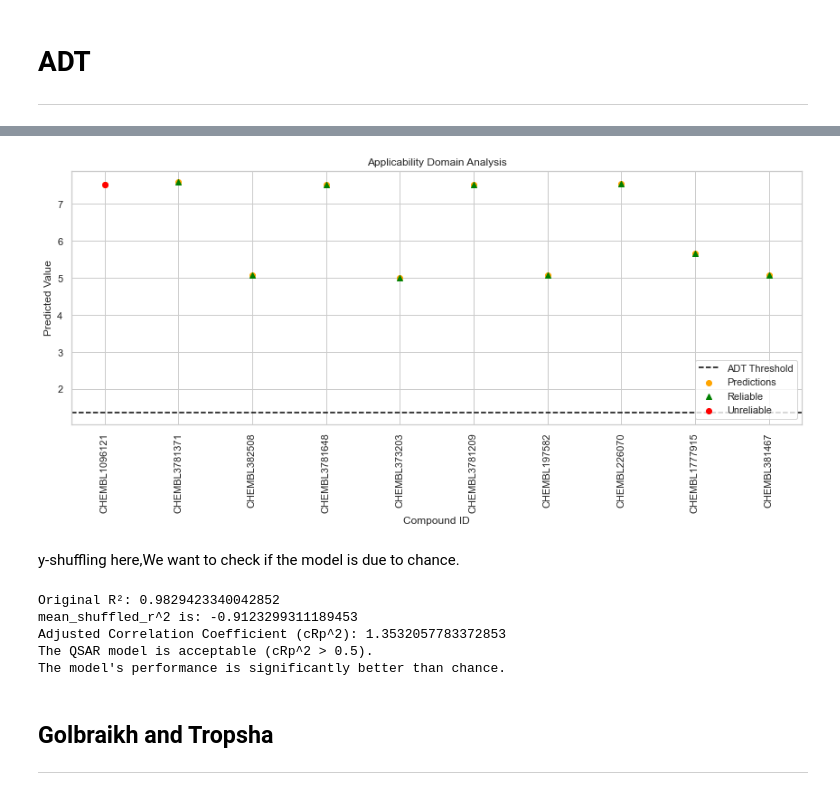
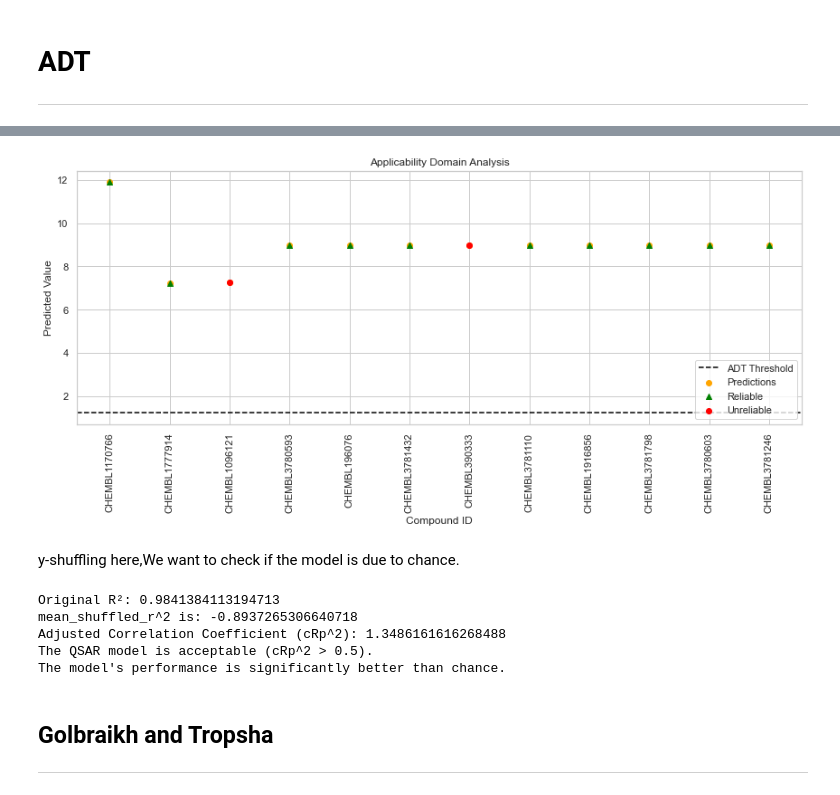
Before and after one commit to jt-ts-810/study1, a Jupyter notebook: regression_ML.ipynb, the cells around one changed output, grey strips where cells are left out. Saved outputs shown, nothing was run; the diff lists cells and outputs as text; code cells hidden in the pictures.

```diff
--- a/regression_ML.ipynb
+++ b/regression_ML.ipynb
@@ -1308,12 +1415,15 @@ The Adaboost model appears to be the best performing in terms of balance between
 # %%
-#AdaBoost
-base_estimator = DecisionTreeRegressor(max_depth=3)
-adaboost_model = AdaBoostRegressor(base_estimator=base_estimator,
-                                   n_estimators=50,
-                                   random_state=42)
-adaboost_model.fit(X_train, y_train)
+# Assuming your feature names are in a list called feature_names
+feature_names = X_train.columns if hasattr(X_train, 'columns') else [f'Feature_{i}' for i in range(X_train.shape[1])]
 
-# Get feature importances
-feature_importances = adaboost_model.feature_importances_
-print(feature_importances)
+# Get feature importances from the model
+feature_importances = ada.feature_importances_
+
+# Create a DataFrame
+feature_importance_df = pd.DataFrame({
+    'Feature': feature_names,
+    'Importance': feature_importances
+})
+
+print(feature_importance_df)
 # %% [output]
@@ -1444,9 +1489,13 @@ X_test
 # %%
+# Fit scaler on training data
 scaler = StandardScaler()
-X_test_scaled = scaler.fit_transform(X_test)
+X_train_scaled = scaler.fit_transform(X_train)
+
+# Transform test data using the same scaler
+X_test_scaled = scaler.transform(X_test)
 
 # using pairwise Euclidean distances
-distance= pairwise_distances(X_train, X_train, metric='euclidean')
+distance = pairwise_distances(X_train_scaled, X_train_scaled, metric='euclidean')
 
 #diagonal set to infinity
 np.fill_diagonal(distance,np.inf)
@@ -1463,4 +1512,14 @@ ADT = average_distance+ Z*sigma
 print("Average Distance (D):", average_distance)
 print("(Standard Deviation(σ) nearest_distances):", sigma)
 print("Applicability Domain Threshold (ADT):", ADT)
+
+#comparing the distances
+compare_dist = pairwise_distances(X_test_scaled, X_train_scaled, metric='euclidean')
+compare_dist_nearest = np.min(compare_dist)
+print(compare_dist_nearest)
+if compare_dist_nearest > ADT:
+    result = 'predictionunreliable'
+else:
+    result = 'prediction reliable'
+print(result)
 # %% [output]
@@ -1538,5 +1531,5 @@ plt.show()
 # %%
-# i want to see the index
+from scipy.spatial import distance_matrix
 
 test_indices = X_test.index.to_numpy()
 
@@ -1544,7 +1537,7 @@ scaler = StandardScaler()
 X_train_scaled = scaler.fit_transform(X_train)
 X_test_scaled = scaler.transform(X_test)
 
-predictions = adaboost_model.predict(X_test_scaled)
+predictions = ada.predict(X_test_scaled)
 
 ADT = average_distance + Z * sigma
 
@@ -1553,40 +1546,40 @@ new_nearest_distances = np.min(new_distances, axis=1)
 within_ad = new_nearest_distances <= ADT
 
 reliable_predictions = predictions[within_ad]
 unreliable_predictions = predictions[~within_ad]
 
 df_results = pd.DataFrame({
     'Compound_ID': test_indices,
     'Prediction': predictions,
     'Reliable': within_ad
 })
 df_results.to_csv('predictions_with_reliability.csv', index=False)
 
 
 plt.figure(figsize=(12, 6))
 plt.scatter(test_indices, predictions, color='orange', label='Predictions')
 plt.scatter(test_indices[within_ad], reliable_predictions, color='green', marker='^', label='Reliable')
 plt.scatter(test_indices[~within_ad], unreliable_predictions, color='red', marker='o', label='Unreliable')
 plt.axhline(y=ADT, color='black', linestyle='--', label='ADT Threshold')
 plt.title('Applicability Domain Analysis')
 plt.xlabel('Compound ID')
 plt.ylabel('Predicted Value')
 plt.legend(loc='lower right')
 
 
 plt.xticks(rotation=90)
 
 
 plt.tight_layout()
-plt.savefig('applicability_domain_analysis.png', dpi=300)
+plt.savefig('applicability_domain_analysis.png', dpi=600)
 plt.show()
 # %% [output]
-[figure, old version]
+[figure, new version]
 # %% [markdown]
 y-shuffling
 here,We want to check if the model is due to chance.
 # %%
-ypred =adaboost_model.predict(X_train)
+ypred =ada.predict(X_train)
 original_r2 = r2_score(y_train, ypred)
 
 print("Original R²:",original_r2 )
@@ -1598,7 +1591,7 @@ for i in range(1000):
     y_train_shuffled = y_train.sample(frac=1, random_state=i).reset_index(drop=True)
 
 
-    ypred_shuffled = adaboost_model.predict(X_train)
+    ypred_shuffled = ada.predict(X_train)
     shuffled_r2.append(r2_score(y_train_shuffled, ypred_shuffled))
 
 mean_shuffled_r2 = np.mean(shuffled_r2)
@@ -1653,9 +1646,9 @@ def evaluate_model(model):
 
 results = []
 # %% [output]
-Original R²: 0.9829423340042852
-mean_shuffled_r^2 is: -0.9123299311189453
-Adjusted Correlation Coefficient (cRp^2): 1.3532057783372853
+Original R²: 0.9841384113194713
+mean_shuffled_r^2 is: -0.8937265306640718
+Adjusted Correlation Coefficient (cRp^2): 1.3486161616268488
 The QSAR model is acceptable (cRp^2 > 0.5).
 The model's performance is significantly better than chance.
 # %% [markdown]
```
Also changed, not shown: parts of 62 cells of this notebook.
